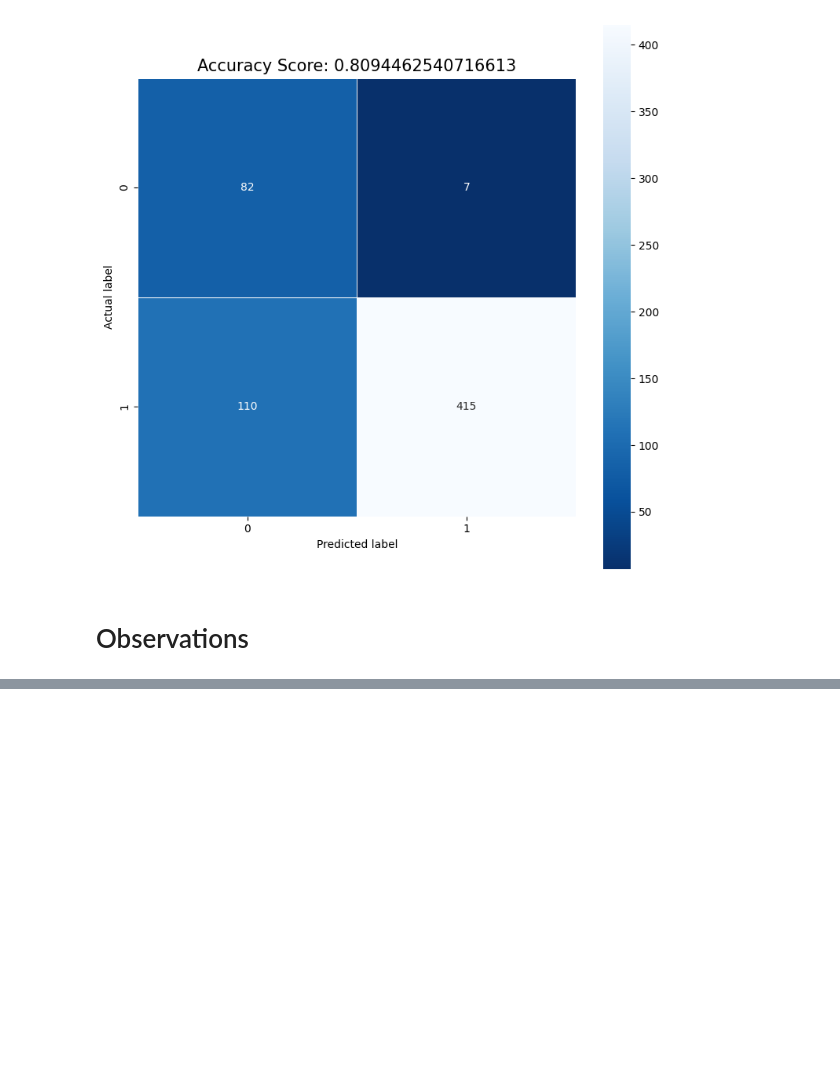
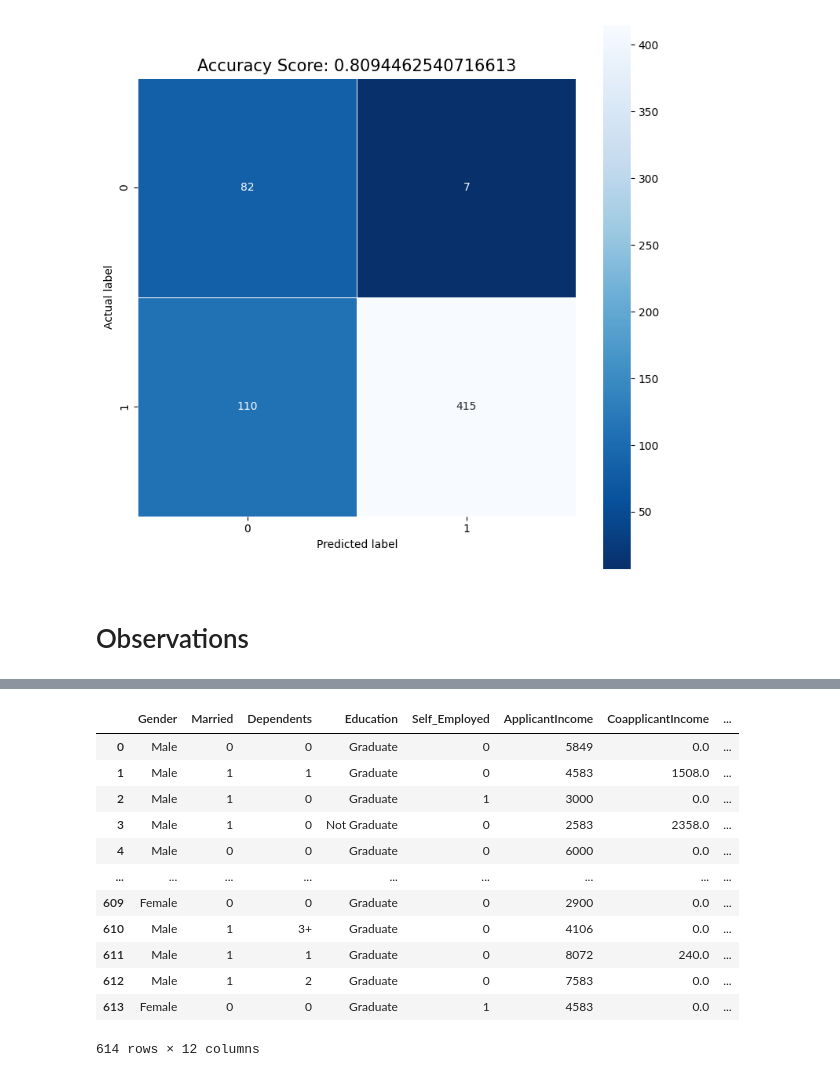
Before and after one commit to Relicjamin-jv/ML-and-Visualization, a Jupyter notebook: report.ipynb, the cells around one changed output, grey strips where cells are left out. Drawn from its saved outputs; the diff is of its cells as text; code cells hidden in the pictures; blank space fills up the shorter version.

```diff
--- a/report.ipynb
+++ b/report.ipynb
@@ -406,0 +471,17 @@ Text(0.5, 1.0, 'Accuracy Score: 0.8094462540716613')
+# %%
+df['Self_Employed'] = df.apply(lambda row : alter(row['Self_Employed']), axis = 1)
+df
+# %% [output]
+|  | Gender | Married | Dependents | Education | Self_Employed | ApplicantIncome | CoapplicantIncome | ... |
+| 0 | Male | 0 | 0 | Graduate | 0 | 5849 | 0.0 | ... |
+| 1 | Male | 1 | 1 | Graduate | 0 | 4583 | 1508.0 | ... |
+| 2 | Male | 1 | 0 | Graduate | 1 | 3000 | 0.0 | ... |
+| 3 | Male | 1 | 0 | Not Graduate | 0 | 2583 | 2358.0 | ... |
+| 4 | Male | 0 | 0 | Graduate | 0 | 6000 | 0.0 | ... |
+| ... | ... | ... | ... | ... | ... | ... | ... | ... |
+| 609 | Female | 0 | 0 | Graduate | 0 | 2900 | 0.0 | ... |
+| 610 | Male | 1 | 3+ | Graduate | 0 | 4106 | 0.0 | ... |
+| 611 | Male | 1 | 1 | Graduate | 0 | 8072 | 240.0 | ... |
+| 612 | Male | 1 | 2 | Graduate | 0 | 7583 | 0.0 | ... |
+| 613 | Female | 0 | 0 | Graduate | 1 | 4583 | 0.0 | ... |
+614 rows × 12 columns
```
Also changed, not shown: parts of 20 cells of this notebook, 2 other files.
